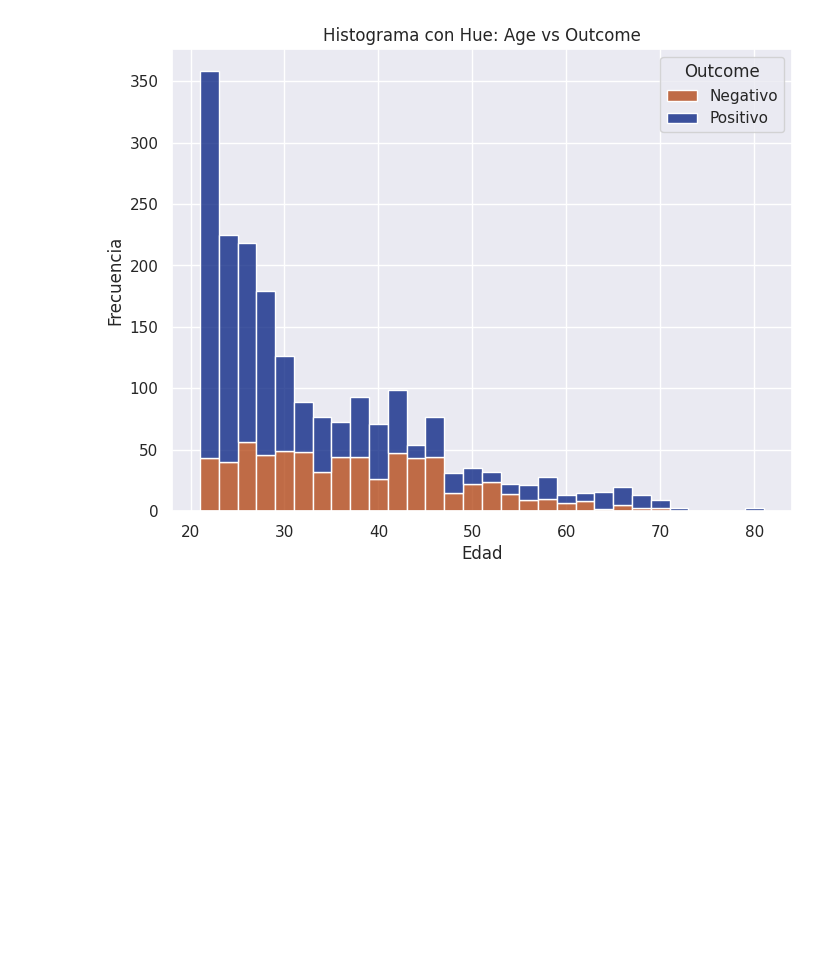
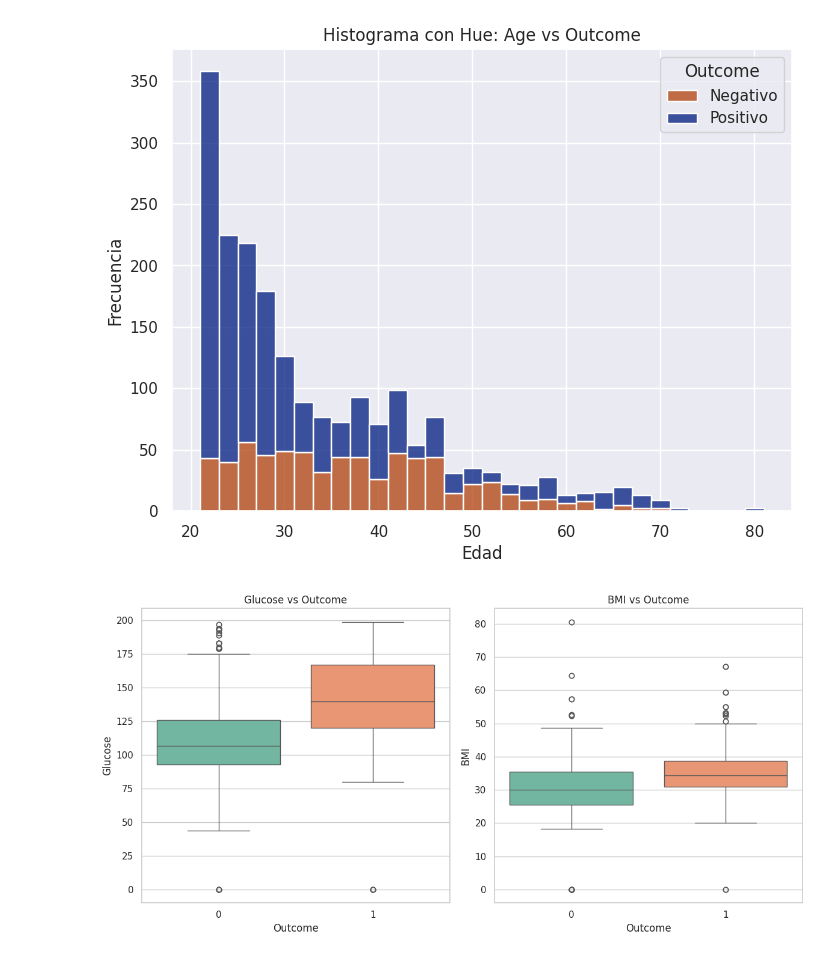
Before and after one commit to paulotolosa/diabetes_1, a Jupyter notebook: 24_04.ipynb, the cells around one changed output. Drawn from its saved outputs; the diff is of its cells as text; code cells hidden in the pictures; blank space fills up the shorter version.

```diff
--- a/24_04.ipynb
+++ b/24_04.ipynb
@@ -112,3 +112,32 @@ plt.legend(title='Outcome', labels=['Negativo', 'Positivo'])
 plt.show()
 # %% [output]
 [figure]
+# %%
+import seaborn as sns
+import matplotlib.pyplot as plt
+
+# Establecer el estilo de Seaborn
+sns.set(style="whitegrid")
+
+# Crear una figura y ejes para los subplots
+fig, axes = plt.subplots(nrows=1, ncols=2, figsize=(12, 6))
+
+# Boxplot: Glucose vs Outcome
+sns.boxplot(data=df, x='Outcome', y='Glucose', hue='Outcome', palette='Set2', ax=axes[0], legend=False)
+axes[0].set_title('Glucose vs Outcome')
+axes[0].set_xlabel('Outcome')
+axes[0].set_ylabel('Glucose')
+
+# Boxplot: BMI vs Outcome
+sns.boxplot(data=df, x='Outcome', y='BMI', hue='Outcome', palette='Set2', ax=axes[1], legend=False)
+axes[1].set_title('BMI vs Outcome')
+axes[1].set_xlabel('Outcome')
+axes[1].set_ylabel('BMI')
+
+# Ajustar el espacio entre los subplots
+plt.tight_layout()
+
+# Mostrar los boxplots
+plt.show()
+# %% [output]
+[figure, added]
```
